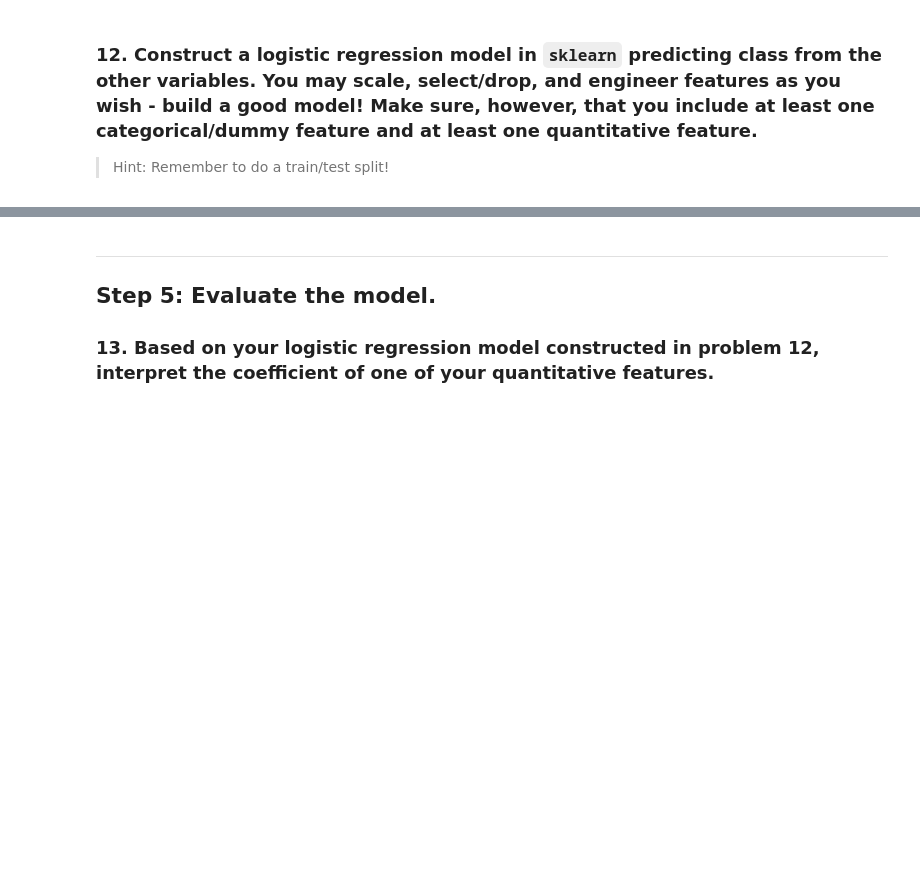
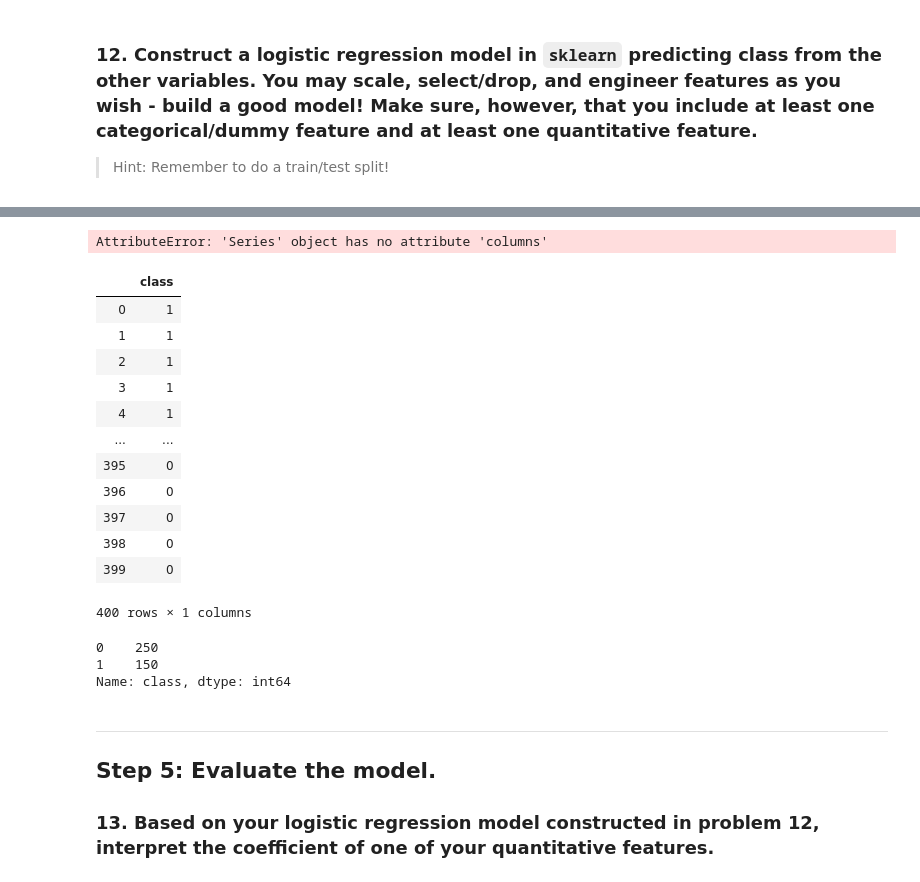
Before and after one commit to persocom01/GA-lessons, a Jupyter notebook: PROJECTS-AND-ASSIGNMENTS/4_02-lab-classification_model_evaluation/starter-code.ipynb, the cells around one changed output, grey strips where cells are left out. Saved outputs shown, nothing was run; the diff lists cells and outputs as text; code cells hidden in the pictures; blank space fills up the shorter version.

```diff
--- a/PROJECTS-AND-ASSIGNMENTS/4_02-lab-classification_model_evaluation/starter-code.ipynb
+++ b/PROJECTS-AND-ASSIGNMENTS/4_02-lab-classification_model_evaluation/starter-code.ipynb
@@ -115,0 +170,4 @@ Answer:
+# %%
+for num in non_numerical:
+    m = data[num].value_counts().keys()[0]
+    data[num] = data[num].fillna(m)
@@ -115,0 +184,22 @@ Answer:
+# %%
+def ordinal_scale(df, mapping=None, start_num=0):
+    '''
+    A convenience mapping function that accepts a DataFrame and returns it with
+    each column defined as keys in the mapping dictionary mapped to its values.
+    '''
+    if mapping:
+        cols = mapping.keys()
+        for col in cols:
+            df[col] = df[col].map({k: i+start_num for i, k in enumerate(mapping[col])})
+            if df[col].isnull().sum() > 0:
+                print(f'WARNING: not all values in column "{col}" were mapped.')
+    else:
+        ord = OrdinalEncoder()
+        try:
+            cols = df.columns
+            df[cols] = ord.fit_transform(df[cols])
+        except ValueError or AttributeError:
+            df = ord.fit_transform(df)
+    return df
+# %%
+df_test = data['class']
@@ -115,0 +225,2 @@ Answer:
+# %%
+df_test = ord.fit_transform([df_test]).ravel()
@@ -116,3 +247,29 @@ Answer:
+# %%
+ordinal_scale(df_test)
+# %% [output]
+AttributeError: 'Series' object has no attribute 'columns'
+# %%
+ordinal_scale(df_test, {'class': ['notckd', 'ckd']})
+# %% [output]
+|  | class |
+| 0 | 1 |
+| 1 | 1 |
+| 2 | 1 |
+| 3 | 1 |
+| 4 | 1 |
+| ... | ... |
+| 395 | 0 |
+| 396 | 0 |
+| 397 | 0 |
+| 398 | 0 |
+| 399 | 0 |
+400 rows × 1 columns
+# %%
+df_test['class'].value_counts()
+# %% [output]
+0    250
+1    150
+Name: class, dtype: int64
 # %% [markdown]
 ---
 
```
Also changed, not shown: parts of 32 cells of this notebook, 4 other files.
